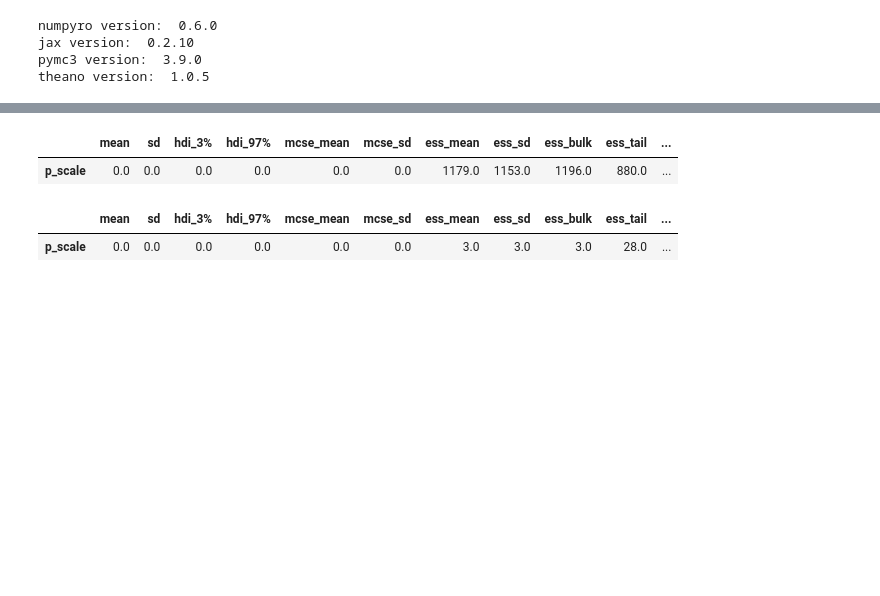
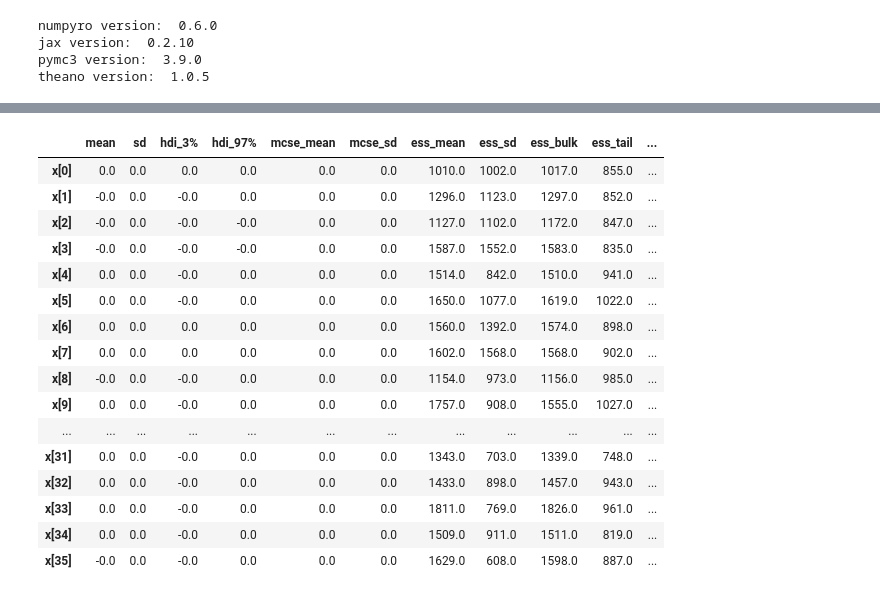
Before and after one commit to fbartolic/numpyro_vs_pymc3_hmc, a Jupyter notebook: notebook.ipynb, the cells around one changed output, grey strips where cells are left out. Drawn from its saved outputs; the diff is of its cells as text; code cells hidden in the pictures; blank space fills up the shorter version.

```diff
--- a/notebook.ipynb
+++ b/notebook.ipynb
@@ -45,12 +49,13 @@ with pm.Model() as model_pm:
     pm.Deterministic("x", x)
 
     f = tt.dot(A, x[:, None]).flatten() + fs
+    pm.Deterministic("f", f)
 
-    pm.Normal("obs", mu=f, sigma=ferr, observed=fo)
+    obs = pm.Normal("obs", mu=f, sigma=ferr, observed=fo)
 # %%
 init_vals = {"p": 1e-06 * np.random.rand(n), "fs": 0.99999, "p_scale": 2e-05}
 
-nwarmup = 1000
+nwarmup = 500
 nsamples = 500
 nchains = 2
 
@@ -105,10 +169,20 @@ samples_num_az = az.from_numpyro(mcmc)
 # %%
-az.summary(samples_pm_az, var_names=["p_scale"])
+az.summary(samples_pm_az, var_names=['x'])
 # %% [output]
 |  | mean | sd | hdi_3% | hdi_97% | mcse_mean | mcse_sd | ess_mean | ess_sd | ess_bulk | ess_tail | ... |
-| p_scale | 0.0 | 0.0 | 0.0 | 0.0 | 0.0 | 0.0 | 1179.0 | 1153.0 | 1196.0 | 880.0 | ... |
+| x[0] | 0.0 | 0.0 | 0.0 | 0.0 | 0.0 | 0.0 | 1010.0 | 1002.0 | 1017.0 | 855.0 | ... |
+| x[1] | -0.0 | 0.0 | -0.0 | 0.0 | 0.0 | 0.0 | 1296.0 | 1123.0 | 1297.0 | 852.0 | ... |
+| x[2] | -0.0 | 0.0 | -0.0 | -0.0 | 0.0 | 0.0 | 1127.0 | 1102.0 | 1172.0 | 847.0 | ... |
+| x[3] | -0.0 | 0.0 | -0.0 | -0.0 | 0.0 | 0.0 | 1587.0 | 1552.0 | 1583.0 | 835.0 | ... |
+| x[4] | 0.0 | 0.0 | -0.0 | 0.0 | 0.0 | 0.0 | 1514.0 | 842.0 | 1510.0 | 941.0 | ... |
+| x[5] | 0.0 | 0.0 | -0.0 | 0.0 | 0.0 | 0.0 | 1650.0 | 1077.0 | 1619.0 | 1022.0 | ... |
+| x[6] | 0.0 | 0.0 | 0.0 | 0.0 | 0.0 | 0.0 | 1560.0 | 1392.0 | 1574.0 | 898.0 | ... |
+| x[7] | 0.0 | 0.0 | 0.0 | 0.0 | 0.0 | 0.0 | 1602.0 | 1568.0 | 1568.0 | 902.0 | ... |
+| x[8] | -0.0 | 0.0 | -0.0 | 0.0 | 0.0 | 0.0 | 1154.0 | 973.0 | 1156.0 | 985.0 | ... |
+| x[9] | 0.0 | 0.0 | -0.0 | 0.0 | 0.0 | 0.0 | 1757.0 | 908.0 | 1555.0 | 1027.0 | ... |
+| ... | ... | ... | ... | ... | ... | ... | ... | ... | ... | ... | ... |
+| x[31] | 0.0 | 0.0 | -0.0 | 0.0 | 0.0 | 0.0 | 1343.0 | 703.0 | 1339.0 | 748.0 | ... |
+| x[32] | 0.0 | 0.0 | -0.0 | 0.0 | 0.0 | 0.0 | 1433.0 | 898.0 | 1457.0 | 943.0 | ... |
+| x[33] | 0.0 | 0.0 | -0.0 | 0.0 | 0.0 | 0.0 | 1811.0 | 769.0 | 1826.0 | 961.0 | ... |
+| x[34] | 0.0 | 0.0 | -0.0 | 0.0 | 0.0 | 0.0 | 1509.0 | 911.0 | 1511.0 | 819.0 | ... |
+| x[35] | -0.0 | 0.0 | -0.0 | 0.0 | 0.0 | 0.0 | 1629.0 | 608.0 | 1598.0 | 887.0 | ... |
-# %%
-az.summary(samples_num_az, var_names=["p_scale"])
-# %% [output]
-|  | mean | sd | hdi_3% | hdi_97% | mcse_mean | mcse_sd | ess_mean | ess_sd | ess_bulk | ess_tail | ... |
-| p_scale | 0.0 | 0.0 | 0.0 | 0.0 | 0.0 | 0.0 | 3.0 | 3.0 | 3.0 | 28.0 | ... |
```
Also changed, not shown: parts of 8 cells of this notebook.
